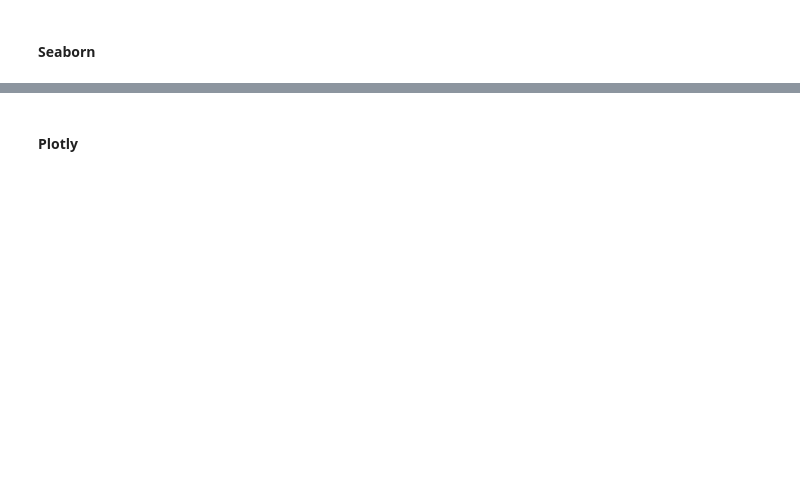
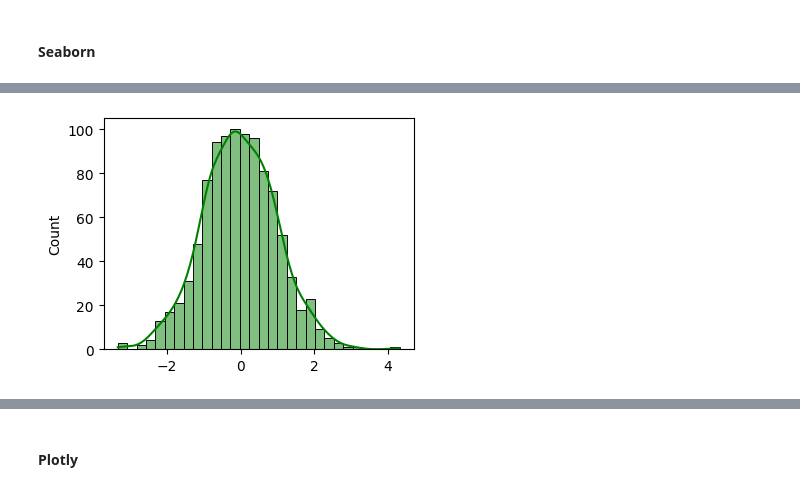
Before and after one commit to qlab-intro-python/ccss-gp-2024, a Jupyter notebook: 5. Visualización de datos/05_DataViz.ipynb, the cells around one changed output, grey strips where cells are left out. Cells and saved outputs as stored; diff of their text form; code cells hidden in the pictures; blank space fills up the shorter version.

```diff
--- a/5. Visualización de datos/05_DataViz.ipynb
+++ b/5. Visualización de datos/05_DataViz.ipynb
@@ -31,3 +128,9 @@ plt.show()
+# %%
+plt.figure(figsize=(4,3))
+sns.histplot(data, bins=30, color="green", kde=True)
+plt.show()
+# %% [output]
+[figure, added]
 # %%
 import seaborn as sns
 import pandas as pd
```
Also changed, not shown: parts of 22 cells of this notebook, 2 other files.
